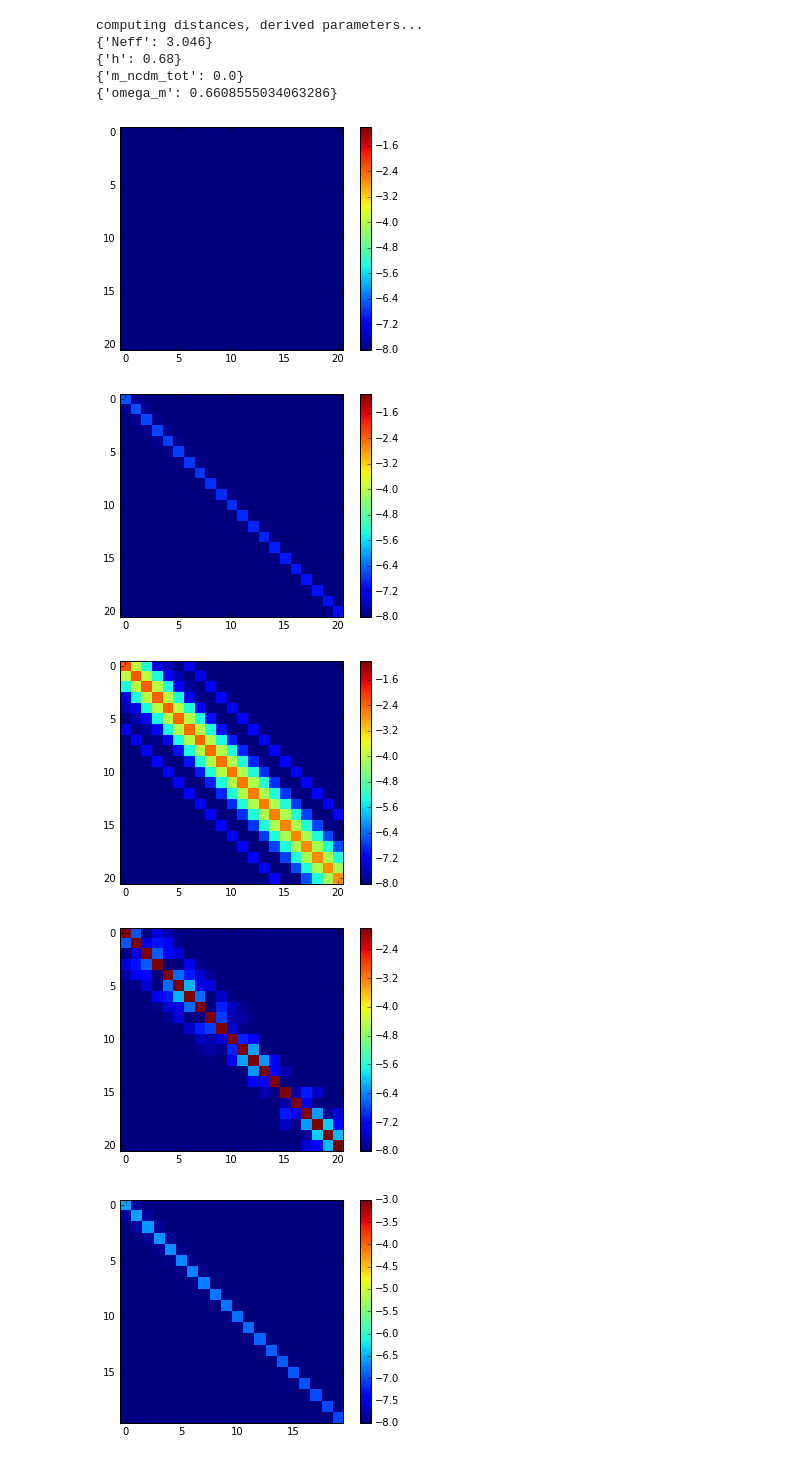
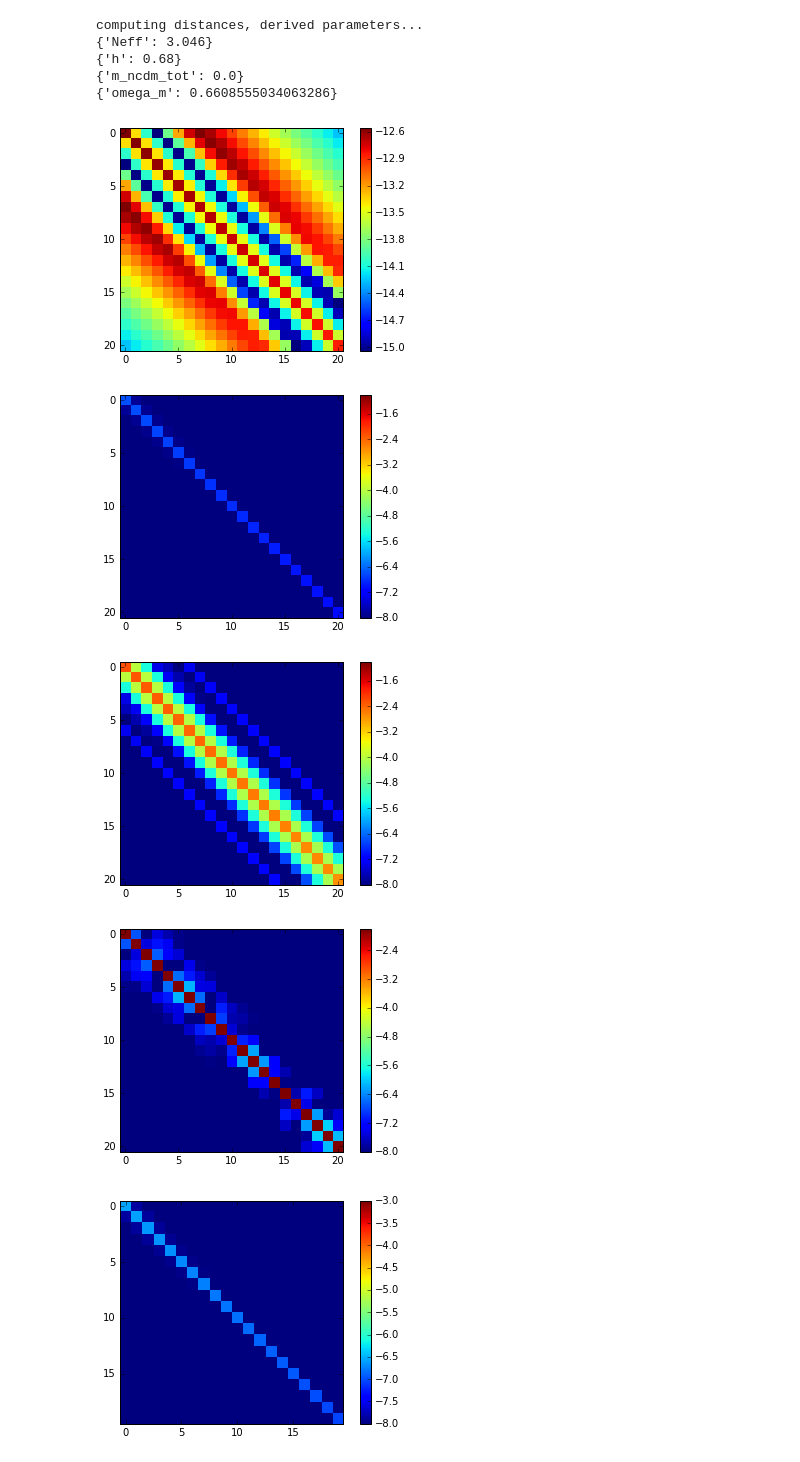
Before and after one commit to VMBoehm/BispectrumBias, a Jupyter notebook: TopHatWindowComparison.ipynb, the cells around one changed output. Drawn from its saved outputs; the diff is of its cells as text; code cells hidden in the pictures.

Commit message:
tophat window function tests added with plots sent to Enea

```diff
--- a/TopHatWindowComparison.ipynb
+++ b/TopHatWindowComparison.ipynb
@@ -94,33 +92,33 @@ computing distances, derived parameters...
 # %%
 max_int = len(zs)
 
 plt.figure()
-plt.imshow(np.log(interp_matrix2)[0:max_int,0:max_int],vmin=-8,vmax=-1.0,interpolation='none')#,vmin=-20,vmax=1)
-plt.imshow(np.log(-interp_matrix2)[0:max_int,0:max_int],vmin=-8,vmax=-1.0,interpolation='none')
+plt.imshow(np.log(interp_matrix2)[0:max_int,0:max_int],interpolation='none')#,vmin=-20,vmax=1)
+plt.imshow(np.log(-interp_matrix2)[0:max_int,0:max_int],interpolation='none')
 plt.colorbar()
 plt.show()
 
 
 plt.figure()
 plt.imshow(np.log(interp_matrix10)[0:max_int,0:max_int],vmin=-8,vmax=-1.0,interpolation='none')#,vmin=-20,vmax=1)
 plt.imshow(np.log(-interp_matrix10)[0:max_int,0:max_int],vmin=-8,vmax=-1.0,interpolation='none')
 plt.colorbar()
 plt.show()
 
 plt.figure()
 plt.imshow(np.log(interp_matrix100)[0:max_int,0:max_int],vmin=-8,vmax=-1.0,interpolation='none')
 plt.imshow(np.log(-interp_matrix100)[0:max_int,0:max_int],vmin=-8,vmax=-1.,interpolation='none')
 plt.colorbar()
 plt.show()
 
 
 plt.figure()
 plt.imshow(np.log(interp_matrix1000)[0:max_int,0:max_int],vmin=-8,vmax=-1.8,interpolation='none')#,vmin=-20,vmax=1)
 plt.imshow(np.log(-interp_matrix1000)[0:max_int,0:max_int],vmin=-8,vmax=-1.8,interpolation='none')
 plt.colorbar()
 plt.show()
 # %% [output]
-[figure, old version]
+[figure, new version]
 [figure]
 [figure]
 [figure]
```
Also changed, not shown: parts of 5 cells of this notebook, 2 other files.
